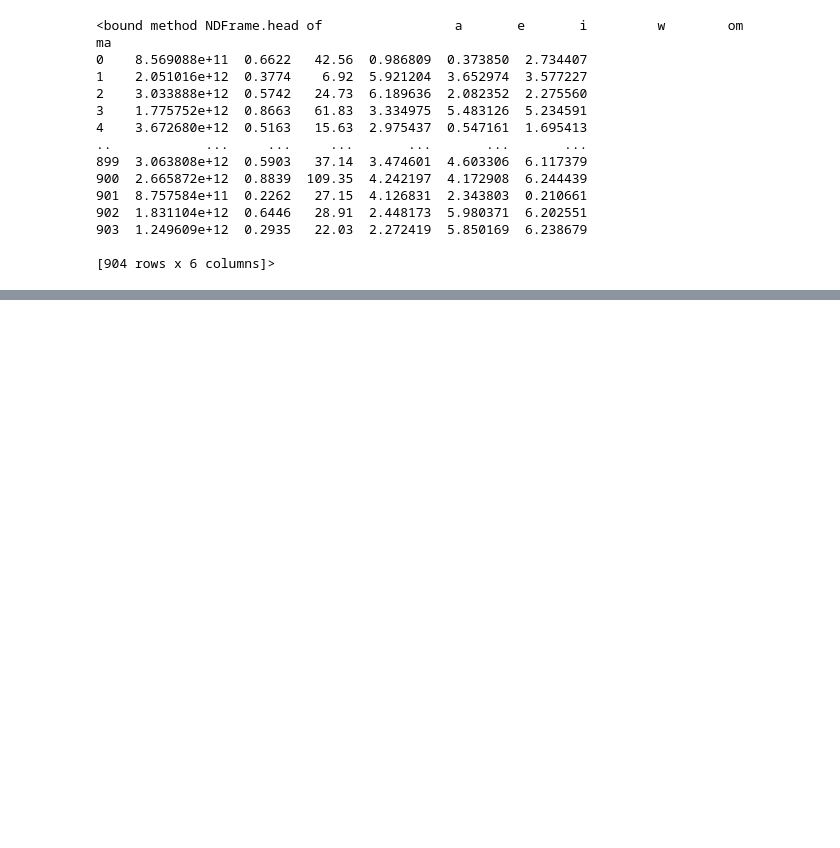
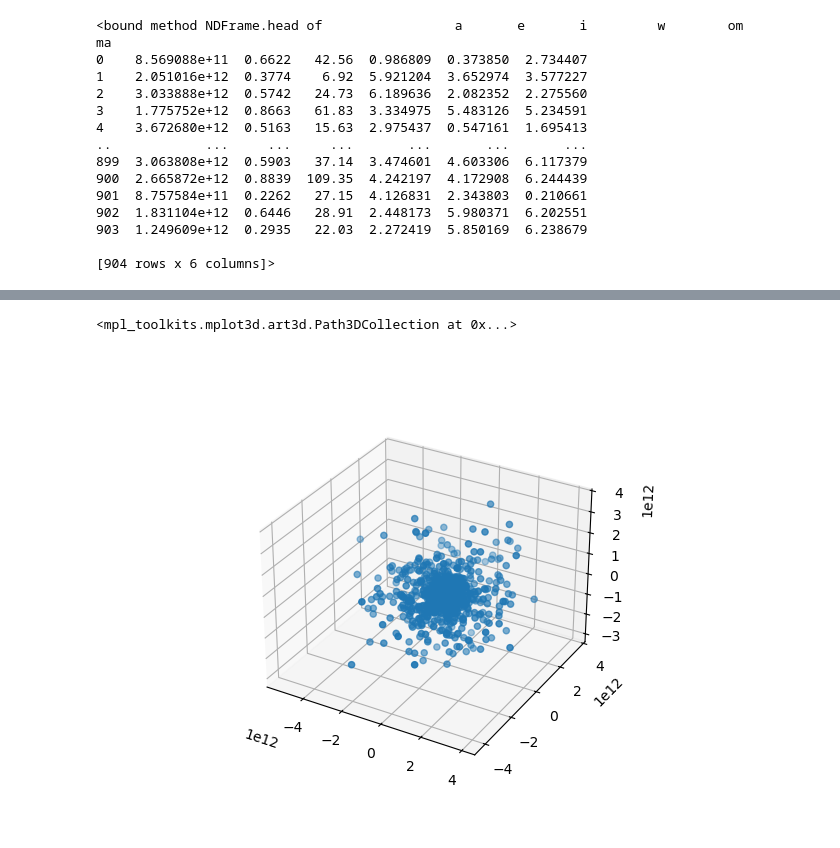
Before and after one commit to ThijsSpoor99/Project-Computational-Science, a Jupyter notebook: keplerToCartesian.ipynb, the cells around one changed output, grey strips where cells are left out. Cells and saved outputs as stored; diff of their text form; code cells hidden in the pictures; blank space fills up the shorter version.

```diff
--- a/keplerToCartesian.ipynb
+++ b/keplerToCartesian.ipynb
@@ -51,0 +55,10 @@ plt.tight_layout()
+# %%
+CartCentaurs = pd.read_csv("Data/CentaursCartesian.csv", index_col=0)
+CartCentaurs.head
+
+fig = plt.figure()
+ax = plt.axes(projection='3d')
+ax.scatter3D(CartCentaurs['x'], CartCentaurs['y'], CartCentaurs['z'])
+# %% [output]
+<mpl_toolkits.mplot3d.art3d.Path3DCollection at 0x...>
+[figure, added]
```
Also changed, not shown: parts of 3 cells of this notebook, 1 other file.
